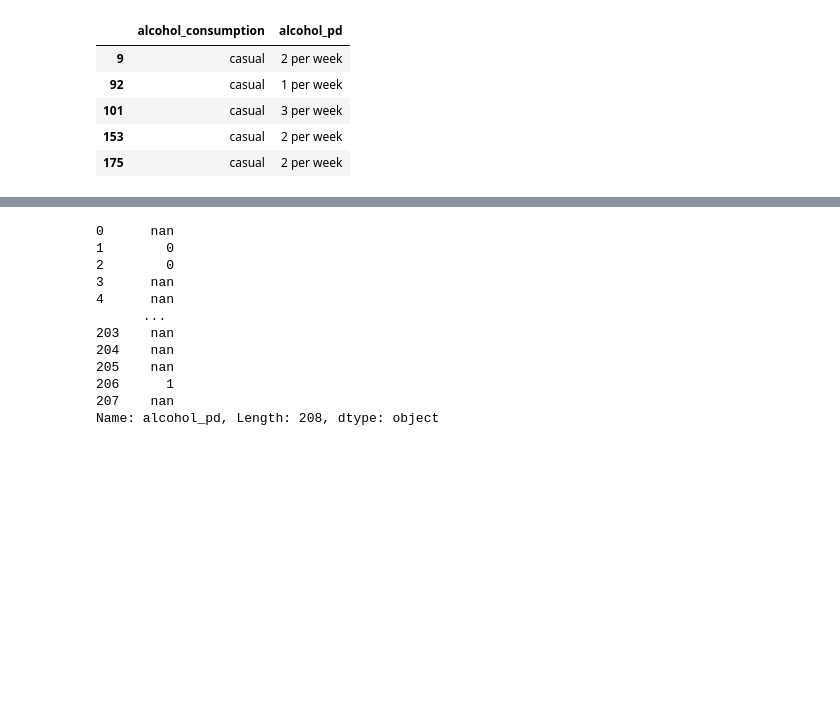
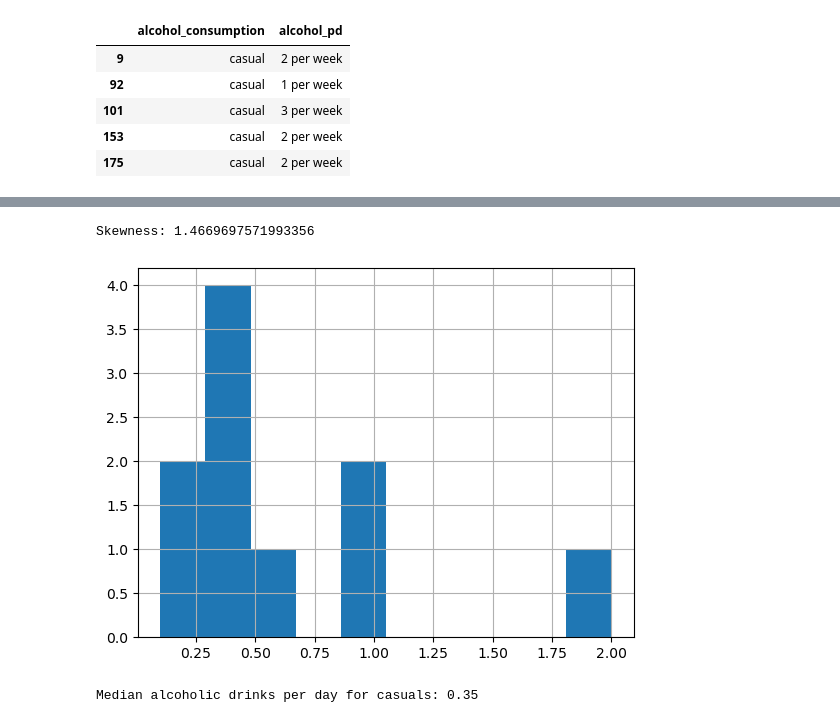
Before and after one commit to alyssahondrade/ml-perspectives-on-voice-disorder-diagnosis, a Jupyter notebook: 02_data_cleaning.ipynb, the cells around one changed output, grey strips where cells are left out. Saved outputs shown, nothing was run; the diff lists cells and outputs as text; code cells hidden in the pictures; blank space fills up the shorter version.

```diff
--- a/02_data_cleaning.ipynb
+++ b/02_data_cleaning.ipynb
@@ -432,7 +427,7 @@ smoker_median = clean_cat_df.loc[smoker_notnull, 'cigarettes_pd'].astype(int).me
 print(f'Median cigarettes per day for smokers: {smoker_median}')
 
 # Impute the missing values
-clean_cat_df.loc[smoker_null, 'cigarettes_pd'] = 15
+clean_cat_df.loc[smoker_null, 'cigarettes_pd'] = smoker_median
 # %% [output]
 Median cigarettes per day for smokers: 15.0
 # %%
@@ -621,15 +575,28 @@ clean_cat_df.loc[clean_cat_df['alcohol_pd'].isnull()]
-# %%
-clean_cat_df['alcohol_pd']
-# %% [output]
-0      nan
-1        0
-2        0
-3      nan
-4      nan
-      ...
-203    nan
-204    nan
-205    nan
-206      1
-207    nan
-Name: alcohol_pd, Length: 208, dtype: object
+# %%
+# Set the row conditions for casual drinkers
+casual_notnull = (clean_cat_df['alcohol_consumption'] == 'casual') & (clean_cat_df['alcohol_pd'] != 'nan')
+
+# Create a copy of the series for plotting
+num_alcohol_df = clean_cat_df[casual_notnull]['alcohol_pd'].copy()
+
+# Convert values for plotting
+check_data = num_alcohol_df.fillna(0).astype(float)
+
+# # Display a histogram of the cigarettes_pd column
+check_data.hist()
+
+# # Check skewness
+print(f'Skewness: {skew(check_data)}')
+# %% [output]
+Skewness: 1.4669697571993356
+[figure, added]
+# %%
+# Calculate the median value (since skewed)
+alcohol_median = clean_cat_df.loc[casual_notnull, 'alcohol_pd'].astype(float).median()
+print(f'Median alcoholic drinks per day for casuals: {alcohol_median}')
+
+# Impute the missing values
+casual_null = (clean_cat_df['alcohol_consumption'] == 'casual') & (clean_cat_df['alcohol_pd'] == 'nan')
+clean_cat_df.loc[casual_null, 'alcohol_pd'] = alcohol_median
+# %% [output]
+Median alcoholic drinks per day for casuals: 0.35
```
Also changed, not shown: parts of 12 cells of this notebook, 1 other file.
